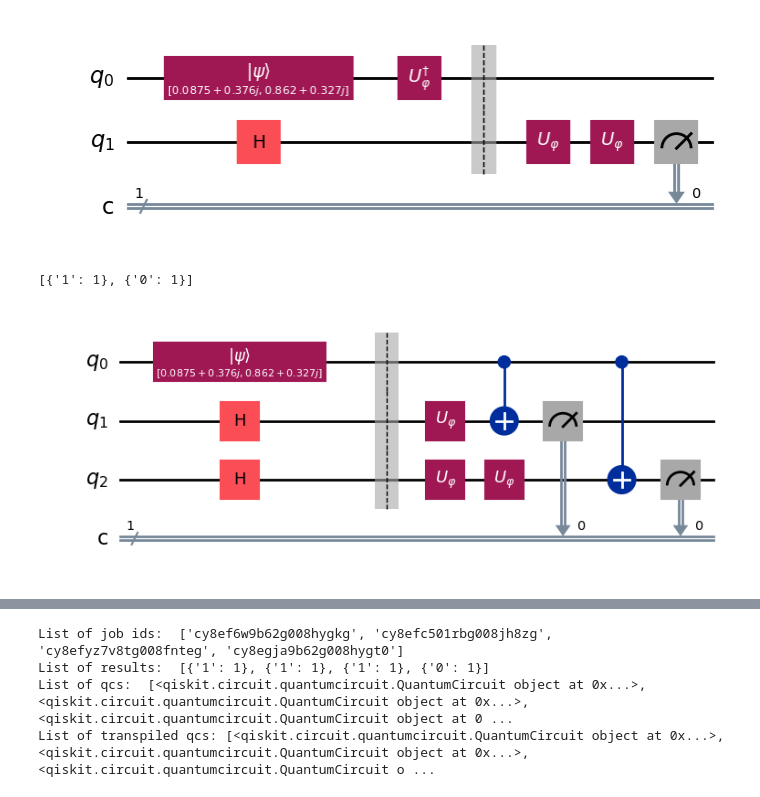
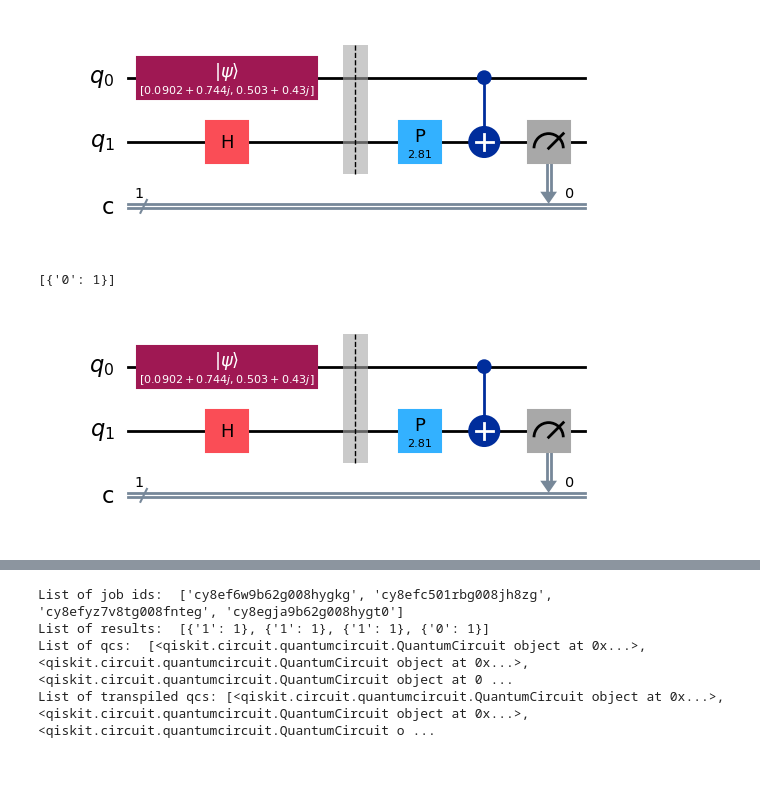
Before and after one commit to Enfili/JarQo, a Jupyter notebook: Vidal-Masanes-Cirac_dynamic.ipynb, the cells around one changed output, grey strips where cells are left out. Cells and saved outputs as stored; diff of their text form; code cells hidden in the pictures; blank space fills up the shorter version.

Commit message:
Fixed the circuit and checked also with fidelities

```diff
--- a/Vidal-Masanes-Cirac_dynamic.ipynb
+++ b/Vidal-Masanes-Cirac_dynamic.ipynb
@@ -127,6 +135,19 @@ def create_random_state_static(alpha, beta, quantum_circuit):
 
     # add or initialize this state in circuit
     quantum_circuit.initialize(state, 0)
+# %%
+# FUNCTIONS TO RUN SIMULATIONS
+def qasm_simulation(qc):
+    qasm_simulator = Aer.get_backend("qasm_simulator")
+    transpiled_qc = transpile(qc, qasm_simulator)
+    result = qasm_simulator.run(transpiled_qc, shots=shots).result()
+    return result
+
+def statevector_simulation(qc):
+    statevector_simulator = Aer.get_backend("statevector_simulator")
+    transpiled_qc = transpile(qc, statevector_simulator)
+    result = statevector_simulator.run(transpiled_qc, shots=shots).result()
+    return result
 # %%
 # create probability amplitudes for initial state
 alpha, beta = np.random.rand(2) + 1j * np.random.rand(2)
@@ -150,48 +158,40 @@ qc = vmc_circuit(NUMBER_OF_QUBITS, alpha, beta, unitary_matrix, register_number)
 # %%
-## SIMULATION
+## MEASUREMENT SIMULATION
 # with dynamic creation of circuits
 
+# create initial circuit
 register_number = 1
+qc = vmc_circuit(NUMBER_OF_QUBITS, alpha, beta, register_number)
+
 shots = 1 # you have only one measurement and based on its success you are either expanding circuit or not
 list_of_results = []
-qasm_simulator = Aer.get_backend("qasm_simulator")
 while register_number <= MAX_REGISTERS:
-    transpiled_qc = transpile(qc, qasm_simulator)
-    result = qasm_simulator.run(transpiled_qc, shots=shots).result()
+    result = qasm_simulation(qc)
     counts = result.get_counts()
     list_of_results.append(counts)
 
     # Clear the previous output and display the updated circuit
     clear_output(wait=True)
     display(qc.draw(output='mpl', fold=-1))  # Use Matplotlib for a nice circuit diagram
     # Pause for 1 second to simulate real-time update
     time.sleep(1)
 
     # if the result of measurement is |0>, we can end the loop, because U_{\varphi} is successfully applied on initial state \psi
     if "0" in counts:
         break
 
-    # if you want to check the statevector
-    # however the results will not be in agreement with qasm_simulator as those are two separate "experiments"
-    # statevector_simulator = Aer.get_backend("statevector_simulator")
-    # transpiled_qc = transpile(qc, statevector_simulator)
-    # result = statevector_simulator.run(transpiled_qc, shots=shots).result()
-    # statevector = result.get_statevector()
-    # print(statevector)
-
     # create new circuit that simulates the unsuccessful result of previous measurement (i.e. |1>)
     register_number += 1
-    qc = vmc_circuit(NUMBER_OF_QUBITS, alpha, beta, unitary_matrix, register_number)
-
+    qc = vmc_circuit(NUMBER_OF_QUBITS, alpha, beta, register_number)
 
 # print list of results for you circuits
 print(list_of_results)
 # %% [output]
-[figure, old version]
+[figure, new version]
-[{'1': 1}, {'0': 1}]
+[{'0': 1}]
 # %%
 # draw the entire circuit in one piece
-qc_resulting = vmc_circuit_static(register_number, alpha, beta, unitary_matrix)
+qc_resulting = vmc_circuit_static(register_number, alpha, beta)
 qc_resulting.draw(output='mpl', fold=-1)
 # %% [output]
-[figure, old version]
+[figure, new version]
```
Also changed, not shown: parts of 18 cells of this notebook.
